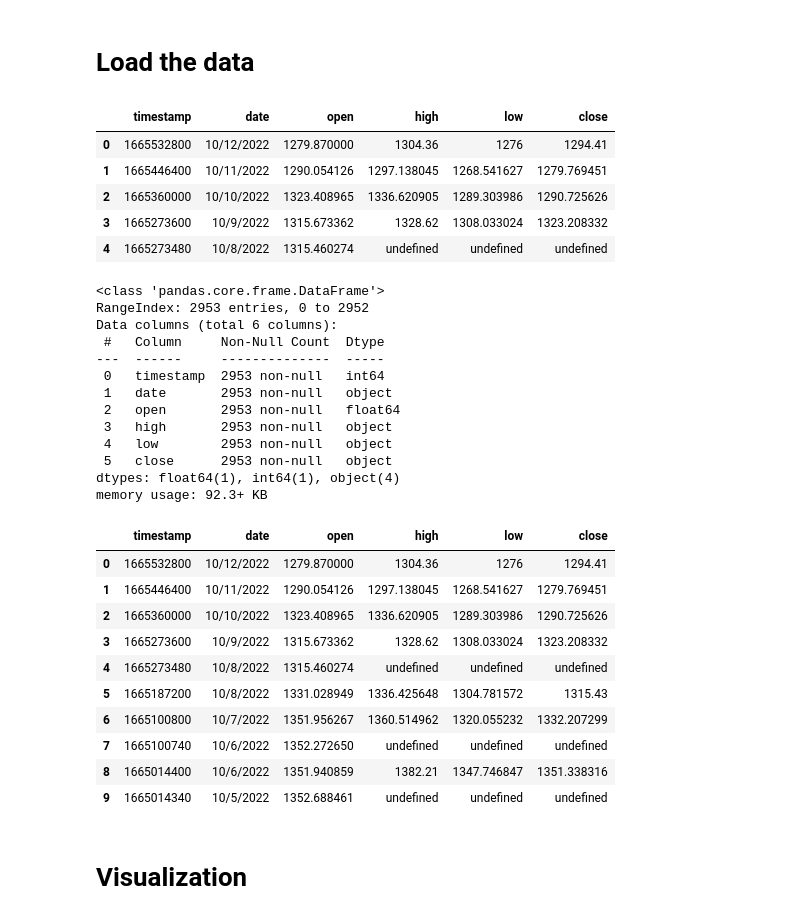
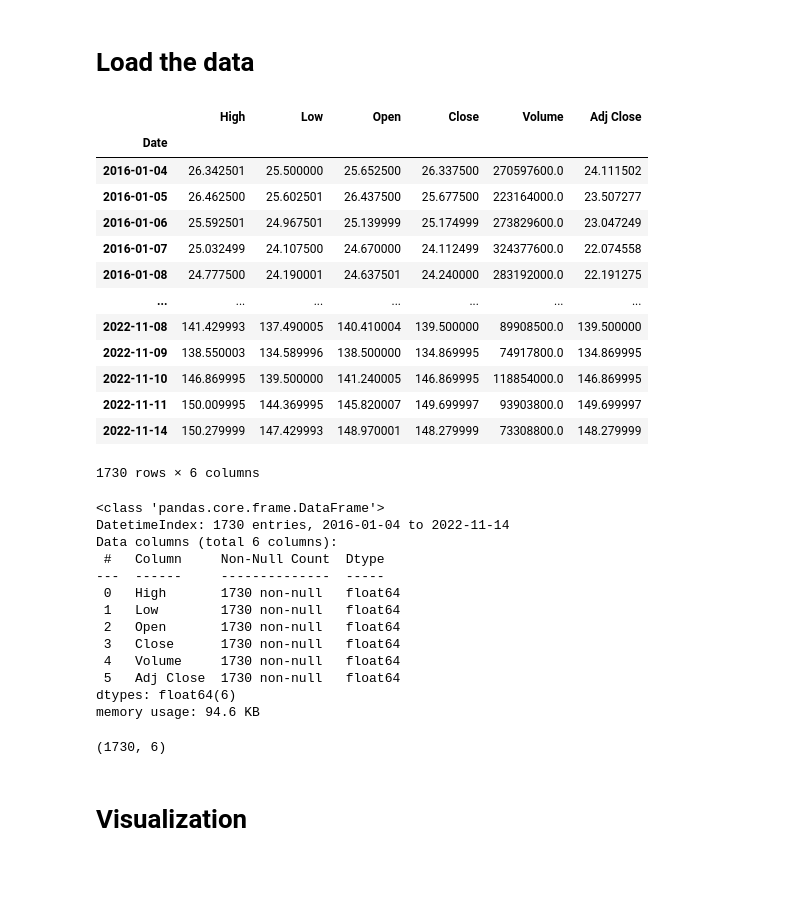
Before and after one commit to renyong0102/CS5100group7, a Jupyter notebook: group7_final.ipynb, the cells around one changed output. Cells and saved outputs as stored; diff of their text form; code cells hidden in the pictures; blank space fills up the shorter version.

```diff
--- a/group7_final.ipynb
+++ b/group7_final.ipynb
@@ -5,12 +40,2 @@ import seaborn as sns
 # %% [markdown]
 # Load the data
-# %%
-df = pd.read_csv("ethereumprice_org.csv")
-df.head()
-# %% [output]
-|  | timestamp | date | open | high | low | close |
-| 0 | 1665532800 | 10/12/2022 | 1279.870000 | 1304.36 | 1276 | 1294.41 |
-| 1 | 1665446400 | 10/11/2022 | 1290.054126 | 1297.138045 | 1268.541627 | 1279.769451 |
-| 2 | 1665360000 | 10/10/2022 | 1323.408965 | 1336.620905 | 1289.303986 | 1290.725626 |
-| 3 | 1665273600 | 10/9/2022 | 1315.673362 | 1328.62 | 1308.033024 | 1323.208332 |
-| 4 | 1665273480 | 10/8/2022 | 1315.460274 | undefined | undefined | undefined |
@@ -17,35 +48,42 @@ df.head()
+# %%
+# ETH-USD
+current = dt.datetime.now()
+df = web.DataReader('AAPL', data_source='yahoo', start='2016-01-01', end=current)
+df
+# %% [output]
+|  | High | Low | Open | Close | Volume | Adj Close |
+| Date |  |  |  |  |  |  |
+| 2016-01-04 | 26.342501 | 25.500000 | 25.652500 | 26.337500 | 270597600.0 | 24.111502 |
+| 2016-01-05 | 26.462500 | 25.602501 | 26.437500 | 25.677500 | 223164000.0 | 23.507277 |
+| 2016-01-06 | 25.592501 | 24.967501 | 25.139999 | 25.174999 | 273829600.0 | 23.047249 |
+| 2016-01-07 | 25.032499 | 24.107500 | 24.670000 | 24.112499 | 324377600.0 | 22.074558 |
+| 2016-01-08 | 24.777500 | 24.190001 | 24.637501 | 24.240000 | 283192000.0 | 22.191275 |
+| ... | ... | ... | ... | ... | ... | ... |
+| 2022-11-08 | 141.429993 | 137.490005 | 140.410004 | 139.500000 | 89908500.0 | 139.500000 |
+| 2022-11-09 | 138.550003 | 134.589996 | 138.500000 | 134.869995 | 74917800.0 | 134.869995 |
+| 2022-11-10 | 146.869995 | 139.500000 | 141.240005 | 146.869995 | 118854000.0 | 146.869995 |
+| 2022-11-11 | 150.009995 | 144.369995 | 145.820007 | 149.699997 | 93903800.0 | 149.699997 |
+| 2022-11-14 | 150.279999 | 147.429993 | 148.970001 | 148.279999 | 73308800.0 | 148.279999 |
+1730 rows × 6 columns
 # %%
 df.info()
 # %% [output]
 <class 'pandas.core.frame.DataFrame'>
-RangeIndex: 2953 entries, 0 to 2952
+DatetimeIndex: 1730 entries, 2016-01-04 to 2022-11-14
 Data columns (total 6 columns):
  #   Column     Non-Null Count  Dtype
 ---  ------     --------------  -----
- 0   timestamp  2953 non-null   int64
- 1   date       2953 non-null   object
- 2   open       2953 non-null   float64
- 3   high       2953 non-null   object
- 4   low        2953 non-null   object
- 5   close      2953 non-null   object
-dtypes: float64(1), int64(1), object(4)
-memory usage: 92.3+ KB
+ 0   High       1730 non-null   float64
+ 1   Low        1730 non-null   float64
+ 2   Open       1730 non-null   float64
+ 3   Close      1730 non-null   float64
+ 4   Volume     1730 non-null   float64
+ 5   Adj Close  1730 non-null   float64
+dtypes: float64(6)
+memory usage: 94.6 KB
-# %%
-df['high']= df['high'].fillna('0')
-df['low']= df['low'].fillna('0')
-df['close']= df['close'].fillna('0')
-df.head(10)
-# %% [output]
-|  | timestamp | date | open | high | low | close |
-| 0 | 1665532800 | 10/12/2022 | 1279.870000 | 1304.36 | 1276 | 1294.41 |
-| 1 | 1665446400 | 10/11/2022 | 1290.054126 | 1297.138045 | 1268.541627 | 1279.769451 |
-| 2 | 1665360000 | 10/10/2022 | 1323.408965 | 1336.620905 | 1289.303986 | 1290.725626 |
-| 3 | 1665273600 | 10/9/2022 | 1315.673362 | 1328.62 | 1308.033024 | 1323.208332 |
-| 4 | 1665273480 | 10/8/2022 | 1315.460274 | undefined | undefined | undefined |
-| 5 | 1665187200 | 10/8/2022 | 1331.028949 | 1336.425648 | 1304.781572 | 1315.43 |
-| 6 | 1665100800 | 10/7/2022 | 1351.956267 | 1360.514962 | 1320.055232 | 1332.207299 |
-| 7 | 1665100740 | 10/6/2022 | 1352.272650 | undefined | undefined | undefined |
-| 8 | 1665014400 | 10/6/2022 | 1351.940859 | 1382.21 | 1347.746847 | 1351.338316 |
-| 9 | 1665014340 | 10/5/2022 | 1352.688461 | undefined | undefined | undefined |
+# %%
+df.shape
+# %% [output]
+(1730, 6)
 # %% [markdown]
 # Visualization
```
Also changed, not shown: parts of 24 cells of this notebook.
